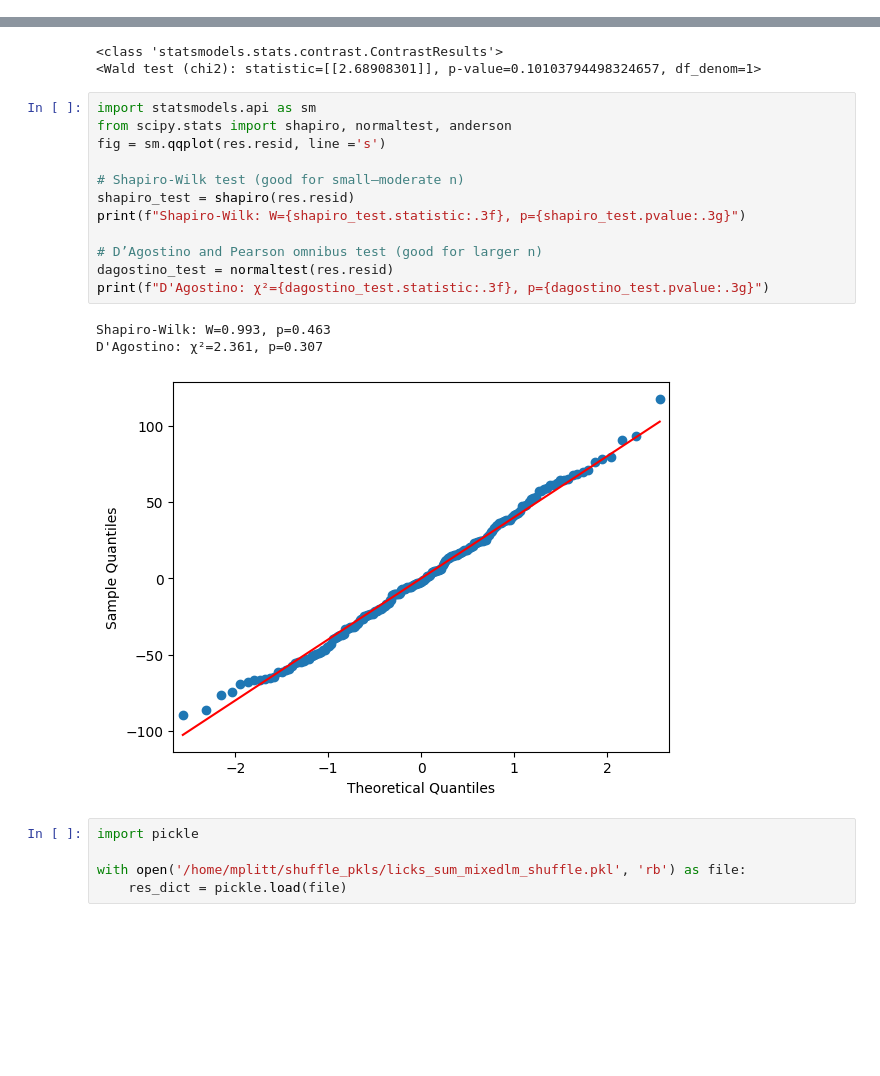
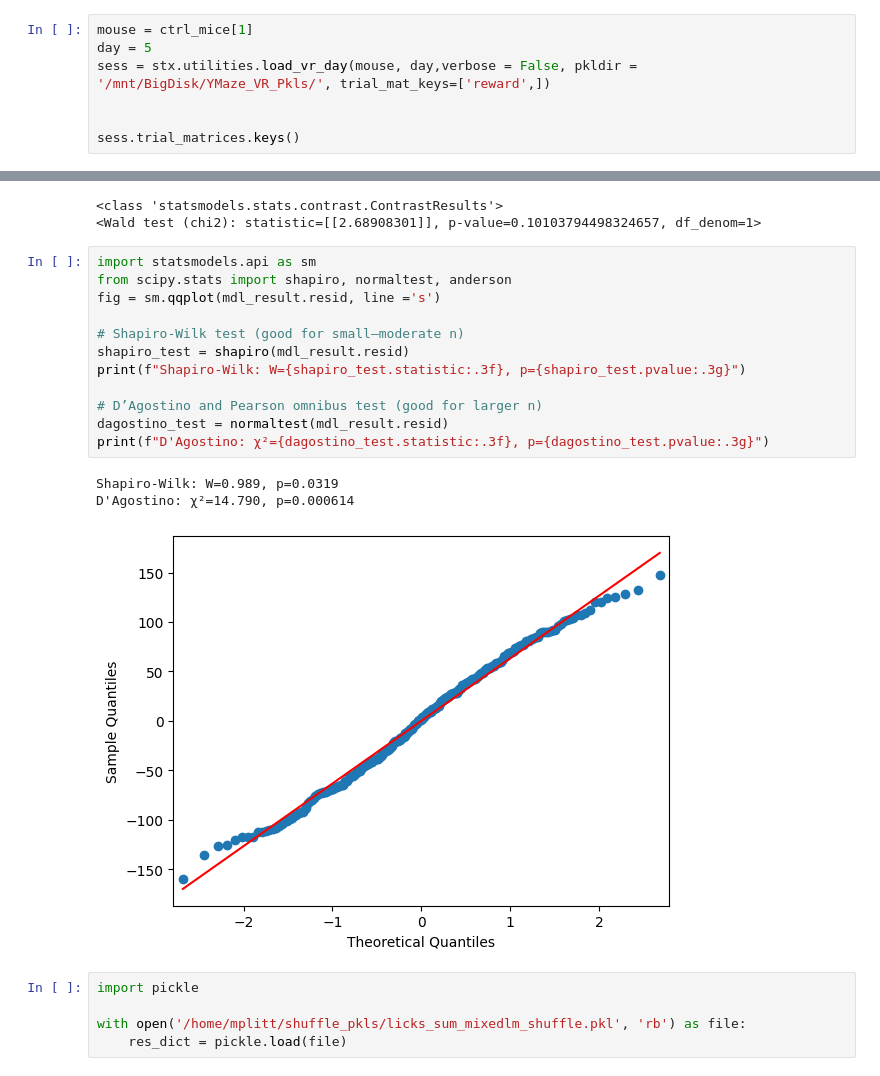
Before and after one commit to GiocomoLab/STX3KO_analyses, a Jupyter notebook: notebooks/figure1/lick_rate.ipynb, the cells around one changed output, grey strips where cells are left out. Cells and saved outputs as stored; diff of their text form; blank space fills up the shorter version.

```diff
--- a/notebooks/figure1/lick_rate.ipynb
+++ b/notebooks/figure1/lick_rate.ipynb
@@ -27,3 +27,10 @@ plt.rcParams['pdf.fonttype']=42
 # %%
 figdir = pathlib.Path('/mnt/BigDisk/fig_scratch/stx3/fig1_licks')
 figdir.mkdir(exist_ok=True, parents=True)
+# %%
+mouse = ctrl_mice[1]
+day = 5
+sess = stx.utilities.load_vr_day(mouse, day,verbose = False, pkldir = '/mnt/BigDisk/YMaze_VR_Pkls/', trial_mat_keys=['reward',])
+
+
+sess.trial_matrices.keys()
@@ -800,19 +819,19 @@ mdl_result.wald_test('C(cond)[T.sparse]=C(cond)[T.ko]')
 # %%
 import statsmodels.api as sm
 from scipy.stats import shapiro, normaltest, anderson
-fig = sm.qqplot(res.resid, line ='s')
+fig = sm.qqplot(mdl_result.resid, line ='s')
 
 # Shapiro-Wilk test (good for small–moderate n)
-shapiro_test = shapiro(res.resid)
+shapiro_test = shapiro(mdl_result.resid)
 print(f"Shapiro-Wilk: W={shapiro_test.statistic:.3f}, p={shapiro_test.pvalue:.3g}")
 
 # D’Agostino and Pearson omnibus test (good for larger n)
-dagostino_test = normaltest(res.resid)
+dagostino_test = normaltest(mdl_result.resid)
 print(f"D'Agostino: χ²={dagostino_test.statistic:.3f}, p={dagostino_test.pvalue:.3g}")
 # %% [output]
-Shapiro-Wilk: W=0.993, p=0.463
-D'Agostino: χ²=2.361, p=0.307
+Shapiro-Wilk: W=0.989, p=0.0319
+D'Agostino: χ²=14.790, p=0.000614
-[figure, old version]
+[figure, new version]
 # %%
 import pickle
 
```
Also changed, not shown: parts of 22 cells of this notebook, 9 other files.
